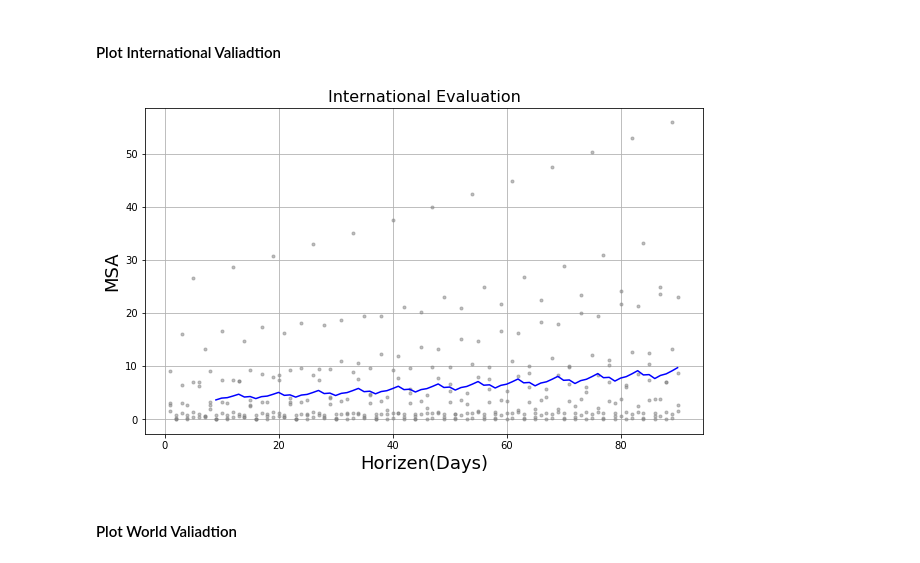
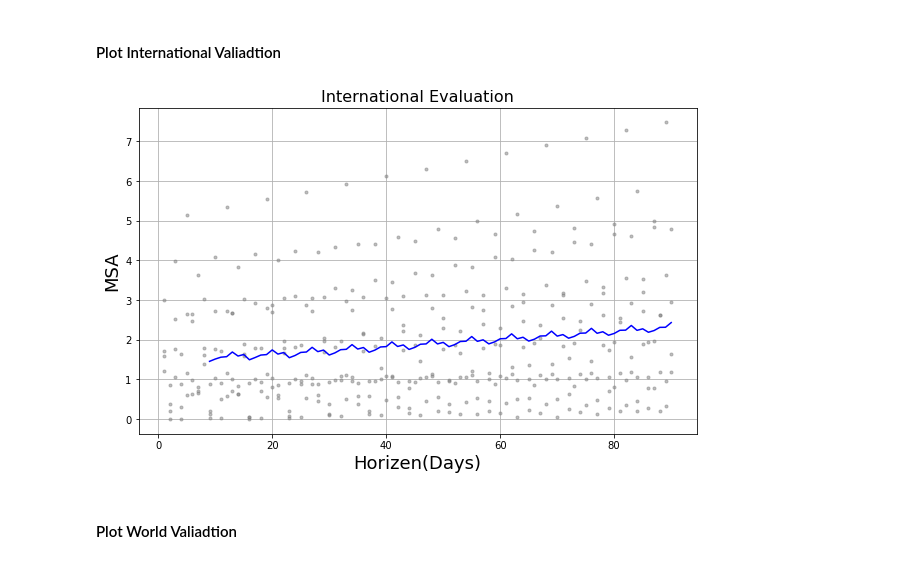
Before and after one commit to mesha4545a/Final_Project_-DS-, a Jupyter notebook: ML_Final/ML_Final.ipynb, the cells around one changed output. Drawn from its saved outputs; the diff is of its cells as text; code cells hidden in the pictures.

```diff
--- a/ML_Final/ML_Final.ipynb
+++ b/ML_Final/ML_Final.ipynb
@@ -449,12 +449,12 @@ from fbprophet.plot import plot_cross_validation_metric
 # %% [markdown]
 ####  Plot International Valiadtion
 # %%
-fig = plot_cross_validation_metric(Int_cv, metric='mse')
+fig = plot_cross_validation_metric(Int_cv, metric='mae')
 plt.title("International Evaluation", fontsize=16) # set title
 plt.ylabel('MSA', fontsize=18) #set y axis name and size
 plt.xlabel('Horizen(Days)', fontsize=18);#set x axis name and size
 # %% [output]
-[figure, old version]
+[figure, new version]
 # %% [markdown]
 ####  Plot World Valiadtion
 # %%
```
Also changed, not shown: parts of 16 cells of this notebook, 10 other files.
